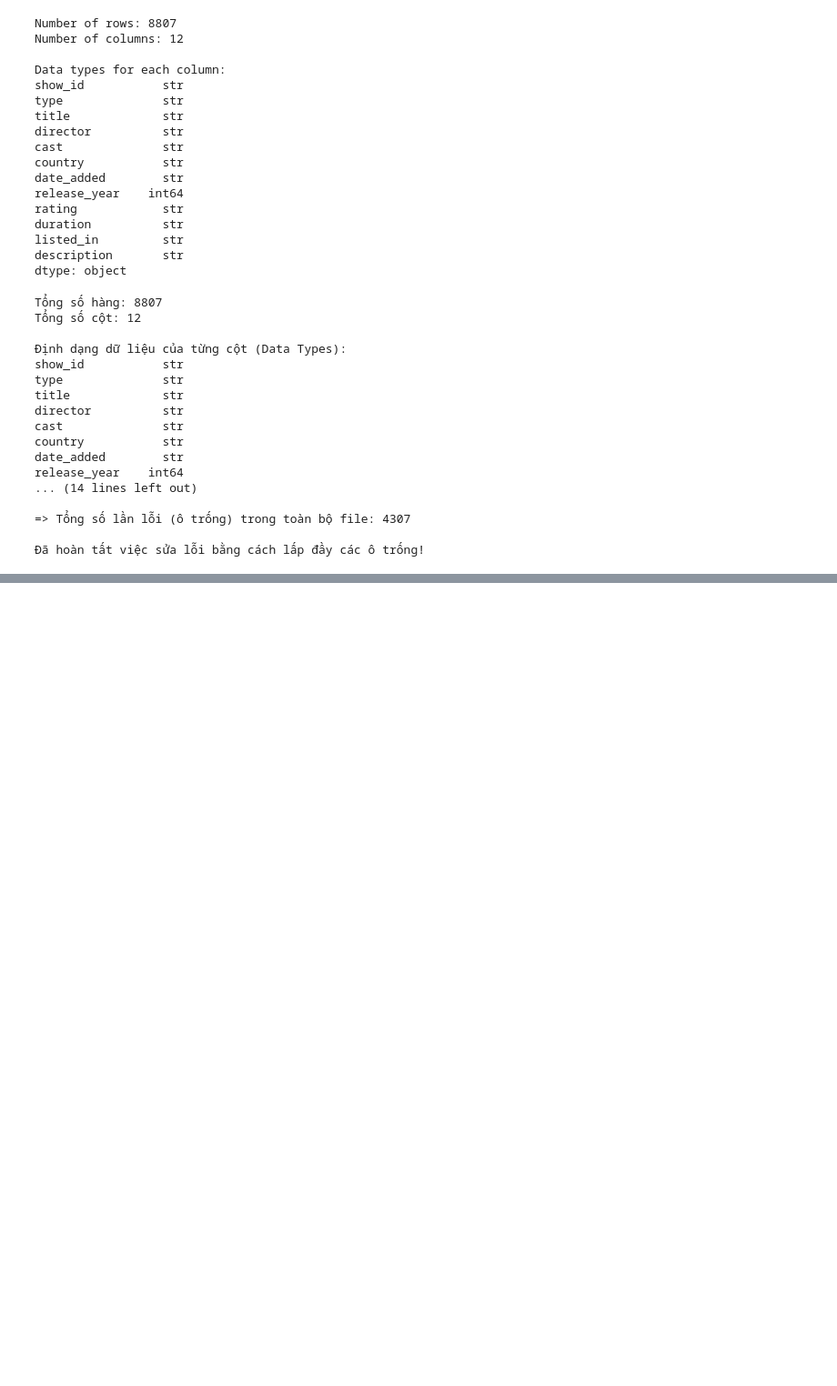
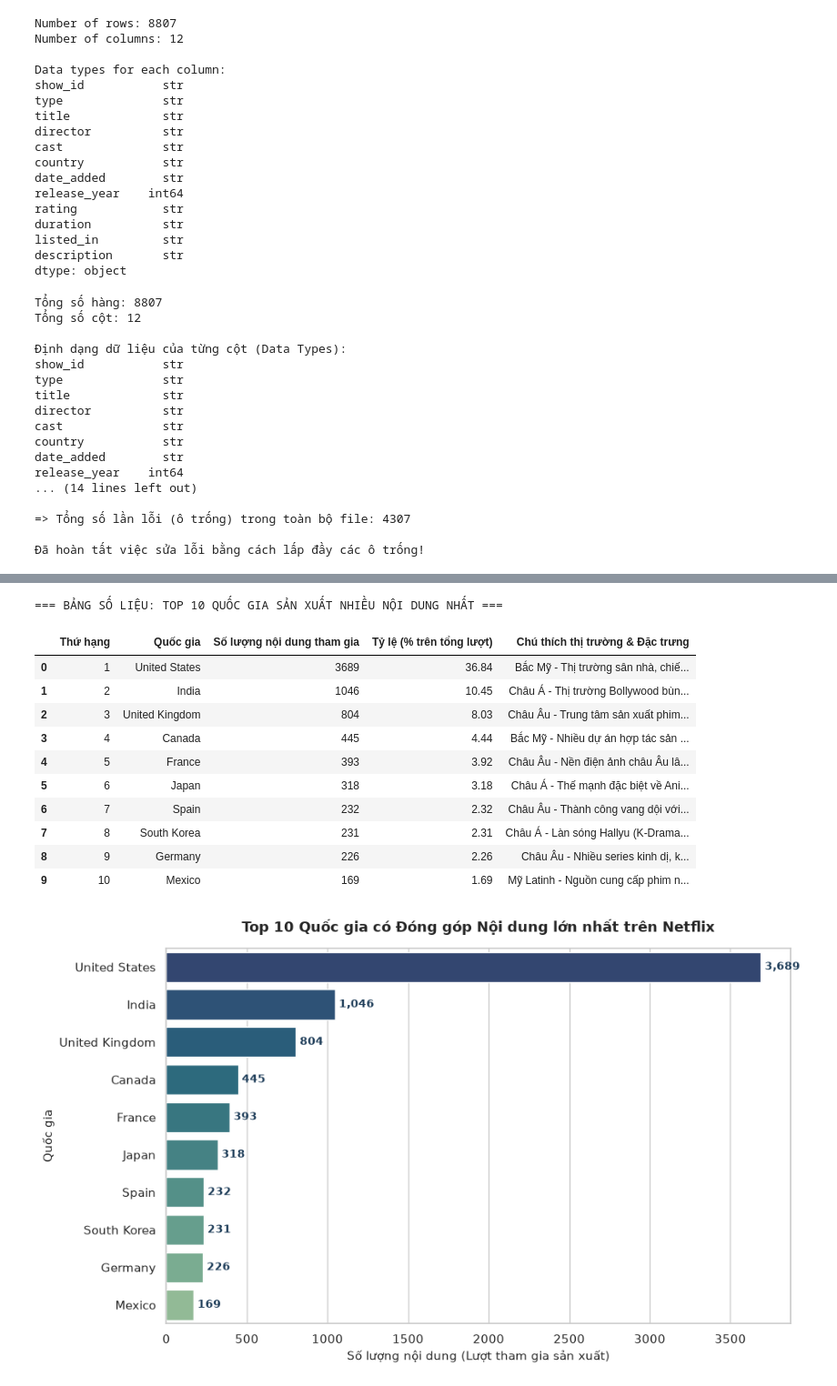
Before and after one commit to NguyenThienLuan-lang/module_4, a Jupyter notebook: Untitled.ipynb, the cells around one changed output, grey strips where cells are left out. Shown at 91% size. Saved outputs shown, nothing was run; the diff lists cells and outputs as text; code cells hidden in the pictures; blank space fills up the shorter version.

```diff
--- a/Untitled.ipynb
+++ b/Untitled.ipynb
@@ -85,0 +191,67 @@ release_year    int64
+# %%
+# 2. Bóc tách và thống kê quốc gia
+countries_known = df_cleaned[df_cleaned['country'] != 'Unknown']['country']
+countries_exploded = countries_known.str.split(', ').explode()
+top_10_countries = countries_exploded.value_counts().head(10)
+total_country_appearances = len(countries_exploded)
+
+country_notes = {
+    'United States': 'Bắc Mỹ - Thị trường sân nhà, chiếm tỷ trọng tuyệt đối',
+    'India': 'Châu Á - Thị trường Bollywood bùng nổ mạnh mẽ',
+    'United Kingdom': 'Châu Âu - Trung tâm sản xuất phim nói tiếng Anh',
+    'Canada': 'Bắc Mỹ - Nhiều dự án hợp tác sản xuất với Mỹ',
+    'France': 'Châu Âu - Nền điện ảnh châu Âu lâu đời',
+    'Japan': 'Châu Á - Thế mạnh đặc biệt về Anime và Live-action',
+    'Spain': 'Châu Âu - Thành công vang dội với các series tiếng Tây Ban Nha',
+    'South Korea': 'Châu Á - Làn sóng Hallyu (K-Drama) phát triển vượt bậc',
+    'Germany': 'Châu Âu - Nhiều series kinh dị, khoa học viễn tưởng chất lượng',
+    'Mexico': 'Mỹ Latinh - Nguồn cung cấp phim nói tiếng Tây Ban Nha lớn'
+}
+
+table_country = pd.DataFrame({
+    'Thứ hạng': range(1, 11),
+    'Quốc gia': top_10_countries.index,
+    'Số lượng nội dung tham gia': top_10_countries.values,
+    'Tỷ lệ (% trên tổng lượt)': (top_10_countries.values / total_country_appearances * 100).round(2),
+    'Chú thích thị trường & Đặc trưng': [country_notes.get(c, '') for c in top_10_countries.index]
+})
+
+print("=== BẢNG SỐ LIỆU: TOP 10 QUỐC GIA SẢN XUẤT NHIỀU NỘI DUNG NHẤT ===")
+display(table_country)
+
+# Biểu diễn bằng BIỂU ĐỒ CỘT NGANG
+plt.figure(figsize=(10, 6))
+ax = sns.barplot(
+    x=top_10_countries.values,
+    y=top_10_countries.index,
+    hue=top_10_countries.index,
+    palette='crest_r',
+    legend=False
+)
+
+plt.title('Top 10 Quốc gia có Đóng góp Nội dung lớn nhất trên Netflix', fontsize=13, fontweight='bold', pad=15)
+plt.xlabel('Số lượng nội dung (Lượt tham gia sản xuất)', fontsize=11)
+plt.ylabel('Quốc gia', fontsize=11)
+
+for p in ax.patches:
+    w = int(p.get_width())
+    ax.annotate(f" {w:,}",
+                (w, p.get_y() + p.get_height() / 2.),
+                va='center', fontsize=10, fontweight='bold', color='#1e3d59')
+
+plt.tight_layout()
+plt.show()
+# %% [output]
+=== BẢNG SỐ LIỆU: TOP 10 QUỐC GIA SẢN XUẤT NHIỀU NỘI DUNG NHẤT ===
+|  | Thứ hạng | Quốc gia | Số lượng nội dung tham gia | Tỷ lệ (% trên tổng lượt) | Chú thích thị trường & Đặc trưng |
+| 0 | 1 | United States | 3689 | 36.84 | Bắc Mỹ - Thị trường sân nhà, chiế... |
+| 1 | 2 | India | 1046 | 10.45 | Châu Á - Thị trường Bollywood bùn... |
+| 2 | 3 | United Kingdom | 804 | 8.03 | Châu Âu - Trung tâm sản xuất phim... |
+| 3 | 4 | Canada | 445 | 4.44 | Bắc Mỹ - Nhiều dự án hợp tác sản ... |
+| 4 | 5 | France | 393 | 3.92 | Châu Âu - Nền điện ảnh châu Âu lâ... |
+| 5 | 6 | Japan | 318 | 3.18 | Châu Á - Thế mạnh đặc biệt về Ani... |
+| 6 | 7 | Spain | 232 | 2.32 | Châu Âu - Thành công vang dội với... |
+| 7 | 8 | South Korea | 231 | 2.31 | Châu Á - Làn sóng Hallyu (K-Drama... |
+| 8 | 9 | Germany | 226 | 2.26 | Châu Âu - Nhiều series kinh dị, k... |
+| 9 | 10 | Mexico | 169 | 1.69 | Mỹ Latinh - Nguồn cung cấp phim n... |
+[figure, added]
```
Also changed, not shown: parts of 12 cells of this notebook.
